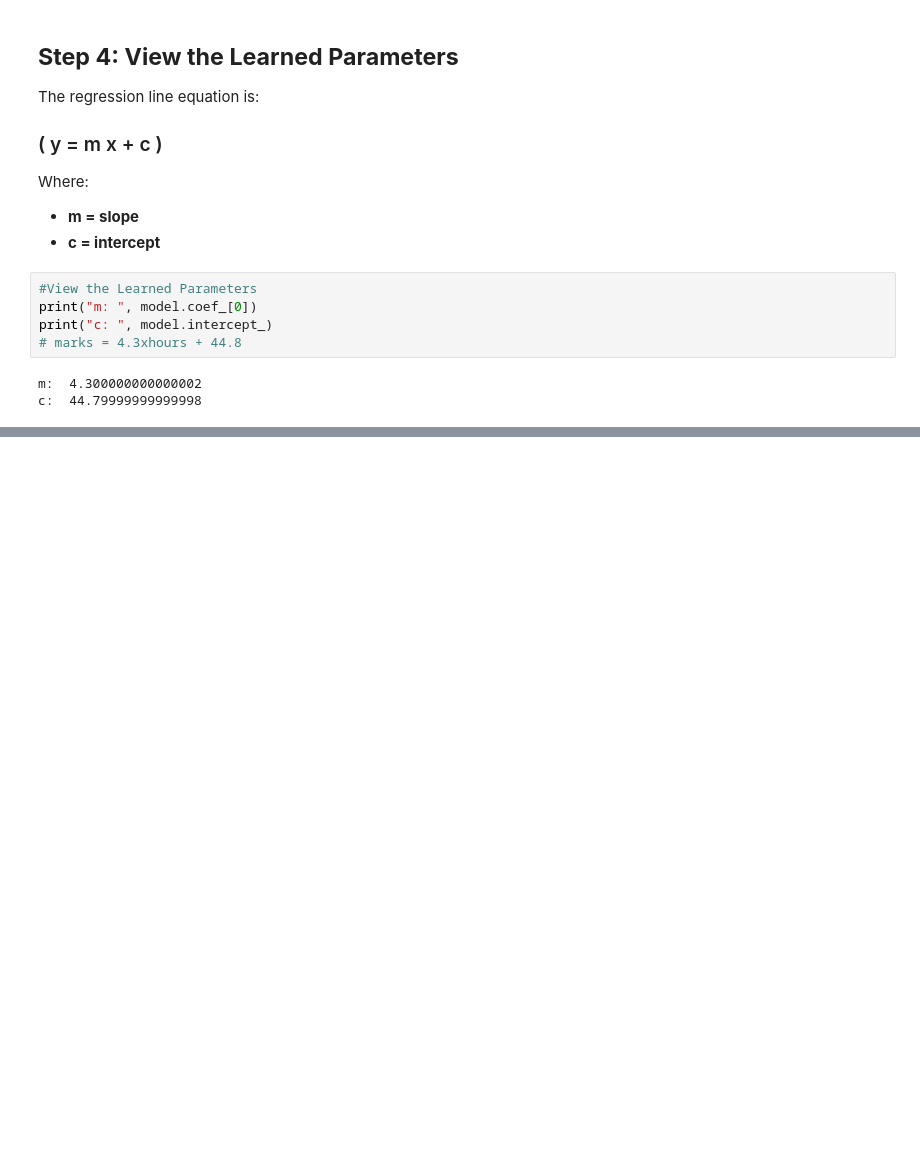
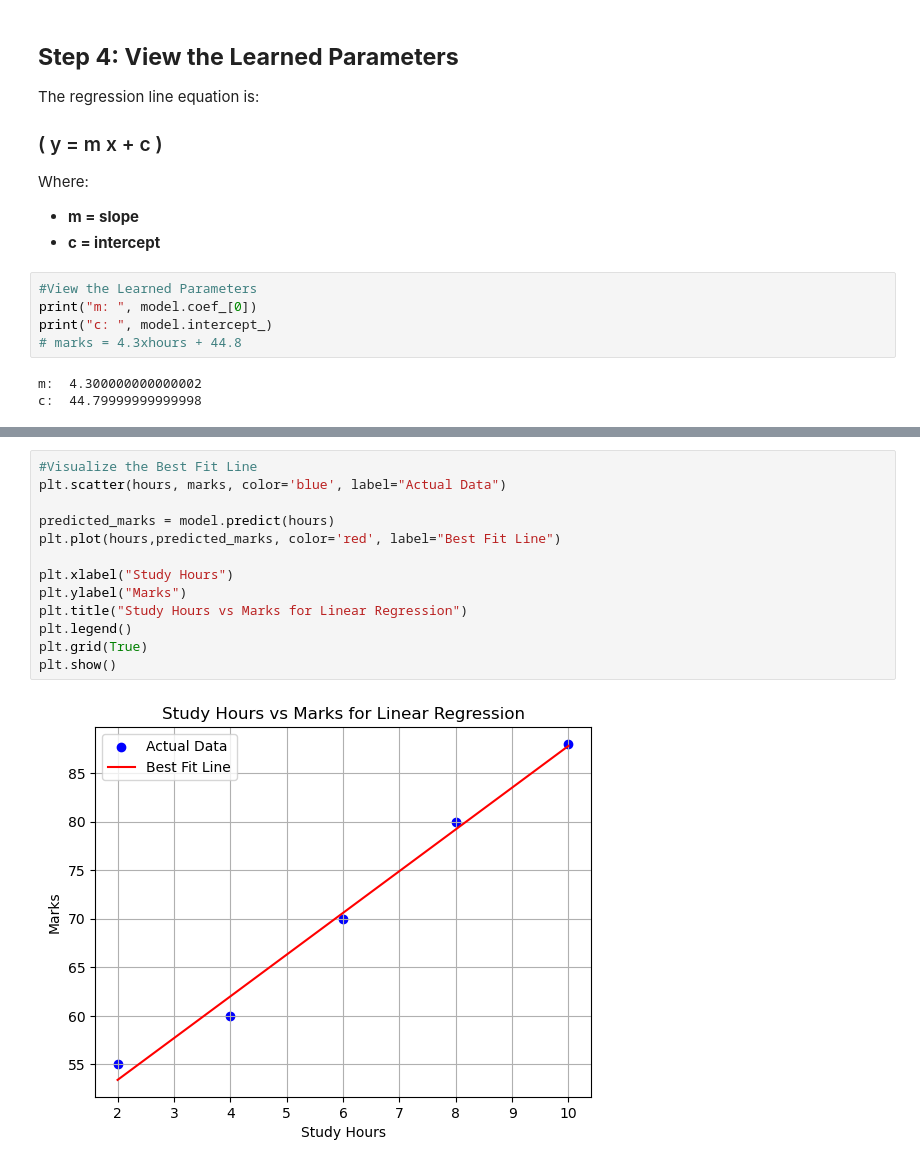
Before and after one commit to shoyebreza/ML, a Jupyter notebook: Machine-learning/Module10/Module10_part01.ipynb, the cells around one changed output, grey strips where cells are left out. Cells and saved outputs as stored; diff of their text form; blank space fills up the shorter version.

Commit message:
Visualize the Best Fit Line

```diff
--- a/Machine-learning/Module10/Module10_part01.ipynb
+++ b/Machine-learning/Module10/Module10_part01.ipynb
@@ -83,0 +91,15 @@ c:  44.79999999999998
+# %%
+#Visualize the Best Fit Line
+plt.scatter(hours, marks, color='blue', label="Actual Data")
+
+predicted_marks = model.predict(hours)
+plt.plot(hours,predicted_marks, color='red', label="Best Fit Line")
+
+plt.xlabel("Study Hours")
+plt.ylabel("Marks")
+plt.title("Study Hours vs Marks for Linear Regression")
+plt.legend()
+plt.grid(True)
+plt.show()
+# %% [output]
+[figure, added]
```
Also changed, not shown: parts of 1 cell of this notebook.
